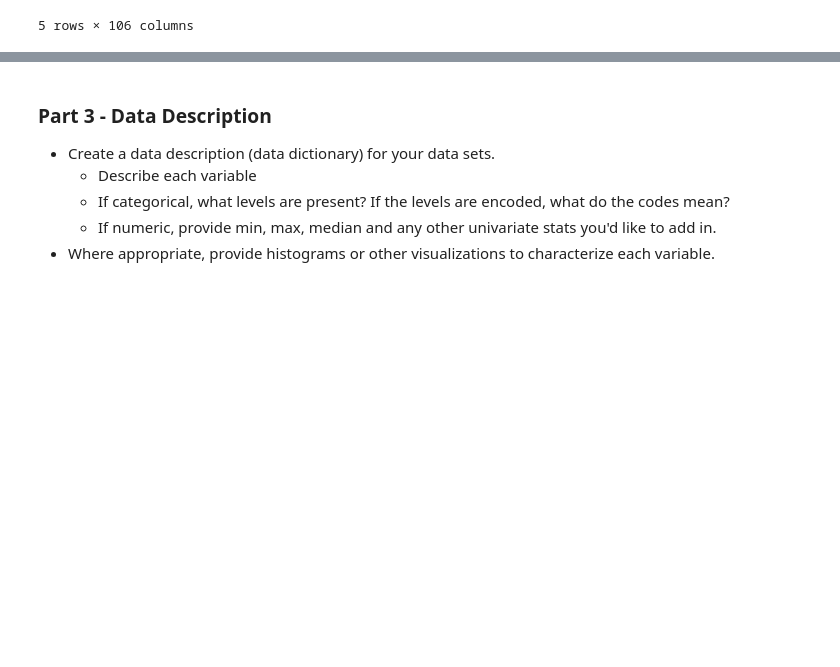
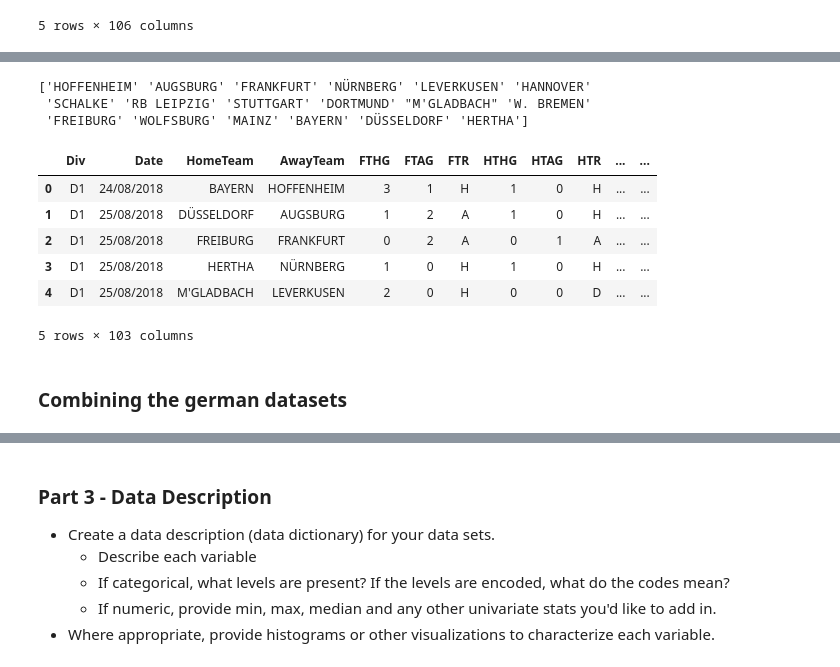
Before and after one commit to fordjackson26/CS5394Project2, a Jupyter notebook: Project02.ipynb, the cells around one changed output, grey strips where cells are left out. Drawn from its saved outputs; the diff is of its cells as text; code cells hidden in the pictures; blank space fills up the shorter version.

```diff
--- a/Project02.ipynb
+++ b/Project02.ipynb
@@ -1654,0 +1770,21 @@ gr2016combo.head()
+# %%
+dfdates['HomeTeam'] = dfdates['HomeTeam'].apply(lambda x: names[x])
+dfdates['AwayTeam'] = dfdates['AwayTeam'].apply(lambda x: names[x])
+print(dfdates['AwayTeam'].unique())
+# %% [output]
+['HOFFENHEIM' 'AUGSBURG' 'FRANKFURT' 'NÜRNBERG' 'LEVERKUSEN' 'HANNOVER'
+ 'SCHALKE' 'RB LEIPZIG' 'STUTTGART' 'DORTMUND' "M'GLADBACH" 'W. BREMEN'
+ 'FREIBURG' 'WOLFSBURG' 'MAINZ' 'BAYERN' 'DÜSSELDORF' 'HERTHA']
+# %%
+gr2018combo = pd.merge(dfdates, df2018, left_on=['HomeTeam', 'AwayTeam'], right_on=['Home Team', 'Away Team'])
+gr2018combo.head()
+# %% [output]
+|  | Div | Date | HomeTeam | AwayTeam | FTHG | FTAG | FTR | HTHG | HTAG | HTR | ... | ... |
+| 0 | D1 | 24/08/2018 | BAYERN | HOFFENHEIM | 3 | 1 | H | 1 | 0 | H | ... | ... |
+| 1 | D1 | 25/08/2018 | DÜSSELDORF | AUGSBURG | 1 | 2 | A | 1 | 0 | H | ... | ... |
+| 2 | D1 | 25/08/2018 | FREIBURG | FRANKFURT | 0 | 2 | A | 0 | 1 | A | ... | ... |
+| 3 | D1 | 25/08/2018 | HERTHA | NÜRNBERG | 1 | 0 | H | 1 | 0 | H | ... | ... |
+| 4 | D1 | 25/08/2018 | M'GLADBACH | LEVERKUSEN | 2 | 0 | H | 0 | 0 | D | ... | ... |
+5 rows × 103 columns
+# %% [markdown]
+### Combining the german datasets
```
Also changed, not shown: parts of 14 cells of this notebook.
